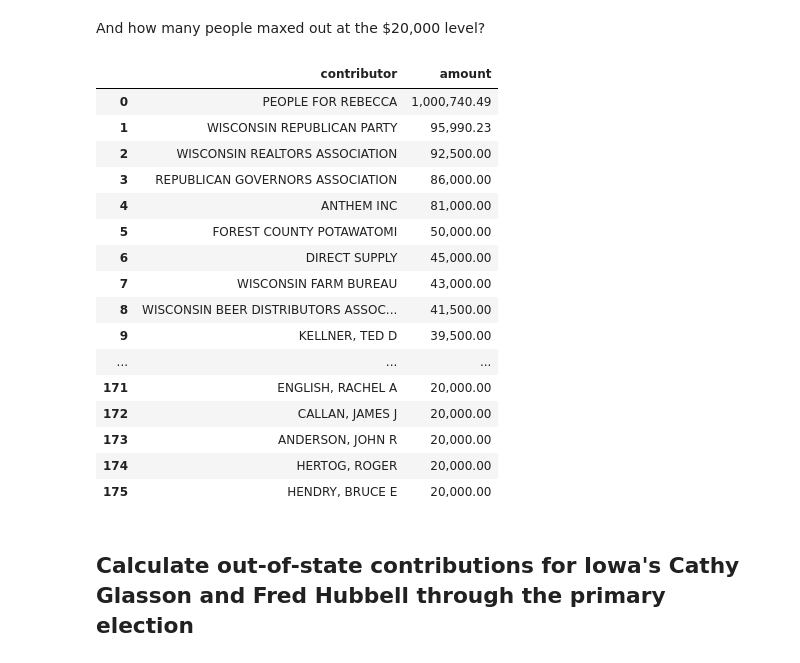
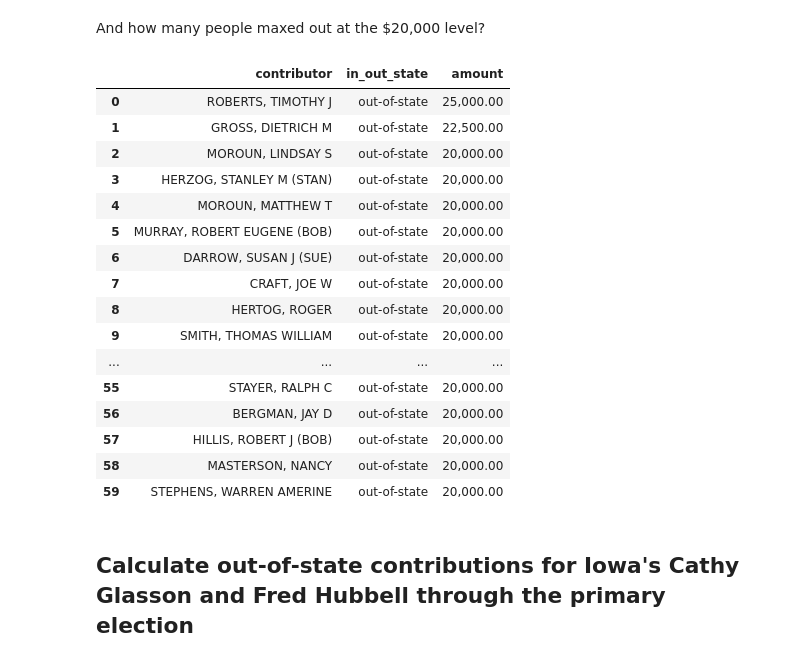
Before and after one commit to PublicI/out-of-state-contribs, a Jupyter notebook: candidates-analysis.ipynb, the cells around one changed output. Drawn from its saved outputs; the diff is of its cells as text; code cells hidden in the pictures.

Commit message:
Limited Walker max donors to just out-of-state givers

```diff
--- a/candidates-analysis.ipynb
+++ b/candidates-analysis.ipynb
@@ -196,26 +196,27 @@ Name: amount, dtype: float64
 And how many people maxed out at the $20,000 level?
 # %%
 walker_contributions = contributions[contributions["candidate_id"] == 224207]
-walker_contributors = walker_contributions.groupby("contributor")["amount"].sum().reset_index().sort_values("amount", ascending=False)
-walker_contributors[walker_contributors["amount"] >= 20000].reset_index(drop=True)
+walker_contributors = walker_contributions.groupby(["contributor", "in_out_state"])["amount"].sum().reset_index().sort_values("amount", ascending=False)
+# All people are identified as "Last Name, First Name"
+walker_contributors[(walker_contributors["contributor"].str.contains(", ")) & (walker_contributors["amount"] >= 20000) & (walker_contributors["in_out_state"] == "out-of-state")].reset_index(drop=True)
 # %% [output]
-|  | contributor | amount |
-| 0 | PEOPLE FOR REBECCA | 1,000,740.49 |
-| 1 | WISCONSIN REPUBLICAN PARTY | 95,990.23 |
-| 2 | WISCONSIN REALTORS ASSOCIATION | 92,500.00 |
-| 3 | REPUBLICAN GOVERNORS ASSOCIATION | 86,000.00 |
-| 4 | ANTHEM INC | 81,000.00 |
-| 5 | FOREST COUNTY POTAWATOMI | 50,000.00 |
-| 6 | DIRECT SUPPLY | 45,000.00 |
-| 7 | WISCONSIN FARM BUREAU | 43,000.00 |
-| 8 | WISCONSIN BEER DISTRIBUTORS ASSOC... | 41,500.00 |
-| 9 | KELLNER, TED D | 39,500.00 |
-| ... | ... | ... |
-| 171 | ENGLISH, RACHEL A | 20,000.00 |
-| 172 | CALLAN, JAMES J | 20,000.00 |
-| 173 | ANDERSON, JOHN R | 20,000.00 |
-| 174 | HERTOG, ROGER | 20,000.00 |
-| 175 | HENDRY, BRUCE E | 20,000.00 |
+|  | contributor | in_out_state | amount |
+| 0 | ROBERTS, TIMOTHY J | out-of-state | 25,000.00 |
+| 1 | GROSS, DIETRICH M | out-of-state | 22,500.00 |
+| 2 | MOROUN, LINDSAY S | out-of-state | 20,000.00 |
+| 3 | HERZOG, STANLEY M (STAN) | out-of-state | 20,000.00 |
+| 4 | MOROUN, MATTHEW T | out-of-state | 20,000.00 |
+| 5 | MURRAY, ROBERT EUGENE (BOB) | out-of-state | 20,000.00 |
+| 6 | DARROW, SUSAN J (SUE) | out-of-state | 20,000.00 |
+| 7 | CRAFT, JOE W | out-of-state | 20,000.00 |
+| 8 | HERTOG, ROGER | out-of-state | 20,000.00 |
+| 9 | SMITH, THOMAS WILLIAM | out-of-state | 20,000.00 |
+| ... | ... | ... | ... |
+| 55 | STAYER, RALPH C | out-of-state | 20,000.00 |
+| 56 | BERGMAN, JAY D | out-of-state | 20,000.00 |
+| 57 | HILLIS, ROBERT J (BOB) | out-of-state | 20,000.00 |
+| 58 | MASTERSON, NANCY | out-of-state | 20,000.00 |
+| 59 | STEPHENS, WARREN AMERINE | out-of-state | 20,000.00 |
 # %% [markdown]
 ## Calculate out-of-state contributions for Iowa's Cathy Glasson and Fred Hubbell through the primary election
 # %% [markdown]
```
